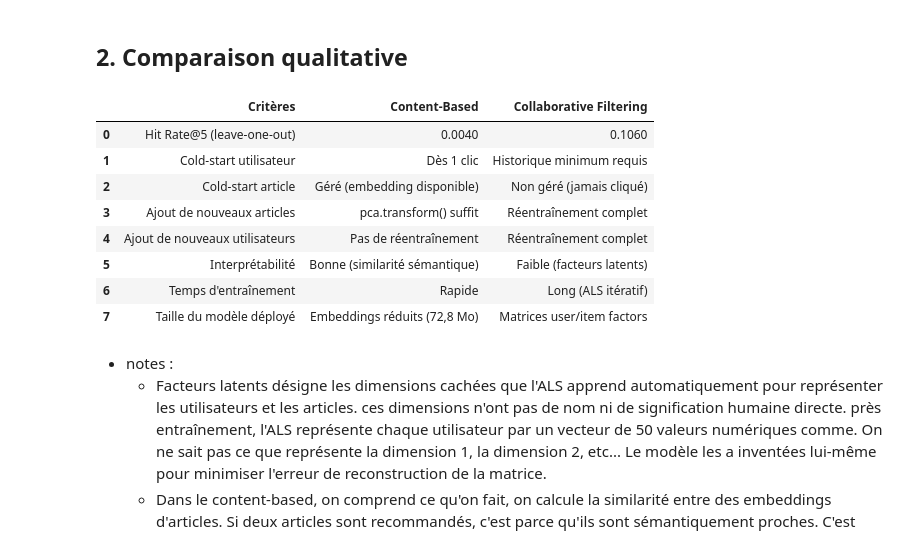
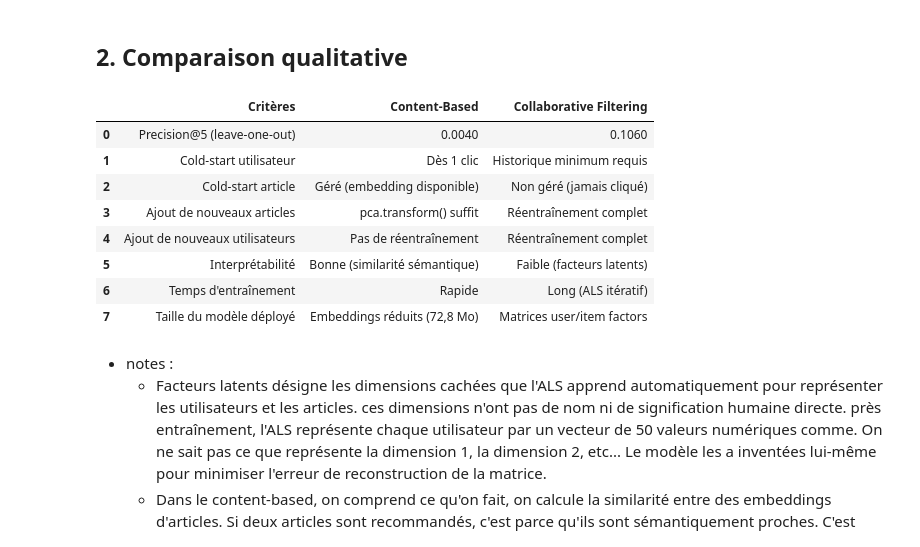
Before and after one commit to Oxelie/P10_MyContent_recommandation, a Jupyter notebook: notebooks/04_comparaison.ipynb, the cells around one changed output. Drawn from its saved outputs; the diff is of its cells as text; code cells hidden in the pictures.

```diff
--- a/notebooks/04_comparaison.ipynb
+++ b/notebooks/04_comparaison.ipynb
@@ -38,41 +56,41 @@ Collaborative Filtering       0.106         ~355 min
 # %%
 comparaison = pd.DataFrame({
     "Critères": [
-        "Hit Rate@5 (leave-one-out)",
+        "Precision@5 (leave-one-out)",
         "Cold-start utilisateur",
         "Cold-start article",
         "Ajout de nouveaux articles",
         "Ajout de nouveaux utilisateurs",
         "Interprétabilité",
         "Temps d'entraînement",
         "Taille du modèle déployé"
     ],
     "Content-Based": [
         "0.0040",
         "Dès 1 clic",
         "Géré (embedding disponible)",
         "pca.transform() suffit",
         "Pas de réentraînement",
         "Bonne (similarité sémantique)",
         "Rapide",
         "Embeddings réduits (72,8 Mo)"
     ],
     "Collaborative Filtering": [
         "0.1060",
         "Historique minimum requis",
         "Non géré (jamais cliqué)",
         "Réentraînement complet",
         "Réentraînement complet",
         "Faible (facteurs latents)",
         "Long (ALS itératif)",
         "Matrices user/item factors"
     ]
 })
 
 comparaison
 # %% [output]
 |  | Critères | Content-Based | Collaborative Filtering |
-| 0 | Hit Rate@5 (leave-one-out) | 0.0040 | 0.1060 |
+| 0 | Precision@5 (leave-one-out) | 0.0040 | 0.1060 |
 | 1 | Cold-start utilisateur | Dès 1 clic | Historique minimum requis |
 | 2 | Cold-start article | Géré (embedding disponible) | Non géré (jamais cliqué) |
 | 3 | Ajout de nouveaux articles | pca.transform() suffit | Réentraînement complet |
```
Also changed, not shown: parts of 7 cells of this notebook, 5 other files.
